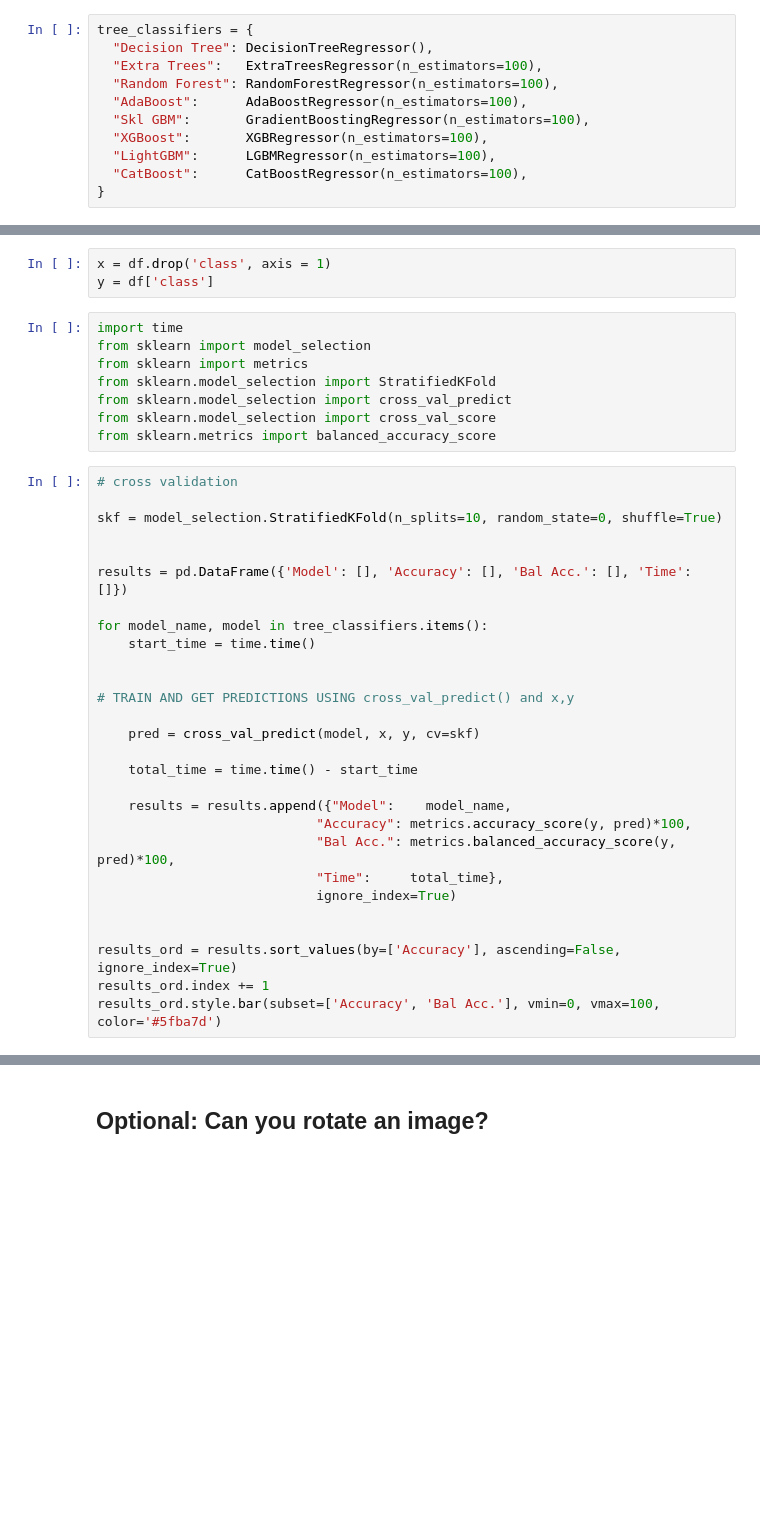
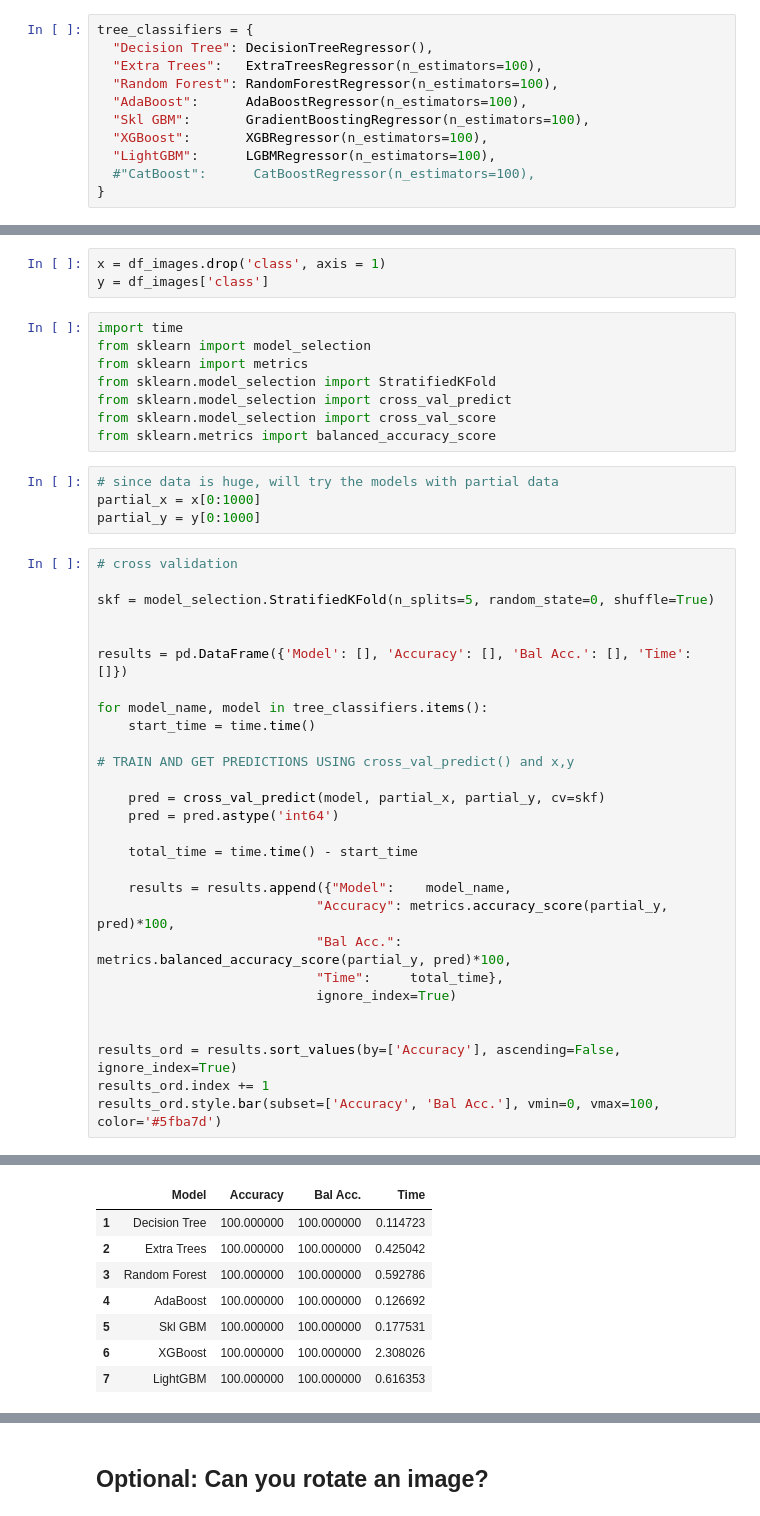
Before and after one commit to Jeko-Mus/Machine-Learning, a Jupyter notebook: Week_Chapters/11. Images/mnist_classifier.ipynb, the cells around one changed output, grey strips where cells are left out. Drawn from its saved outputs; the diff is of its cells as text; blank space fills up the shorter version.

```diff
--- a/Week_Chapters/11. Images/mnist_classifier.ipynb
+++ b/Week_Chapters/11. Images/mnist_classifier.ipynb
@@ -92,7 +127,7 @@ tree_classifiers = {
   "Skl GBM":       GradientBoostingRegressor(n_estimators=100),
   "XGBoost":       XGBRegressor(n_estimators=100),
   "LightGBM":      LGBMRegressor(n_estimators=100),
-  "CatBoost":      CatBoostRegressor(n_estimators=100),
+  #"CatBoost":      CatBoostRegressor(n_estimators=100),
 }
 # %% [markdown]
 ## 5.- Using either cross validation or stratification find out which is the best model
@@ -137,6 +135,6 @@ df.head()
 # %%
-x = df.drop('class', axis = 1)
-y = df['class']
+x = df_images.drop('class', axis = 1)
+y = df_images['class']
 # %%
 import time
 from sklearn import model_selection
@@ -145,10 +143,14 @@ from sklearn.model_selection import StratifiedKFold
 from sklearn.model_selection import cross_val_predict
 from sklearn.model_selection import cross_val_score
 from sklearn.metrics import balanced_accuracy_score
+# %%
+# since data is huge, will try the models with partial data
+partial_x = x[0:1000]
+partial_y = y[0:1000]
 # %%
 # cross validation
 
-skf = model_selection.StratifiedKFold(n_splits=10, random_state=0, shuffle=True)
+skf = model_selection.StratifiedKFold(n_splits=5, random_state=0, shuffle=True)
 
 
 results = pd.DataFrame({'Model': [], 'Accuracy': [], 'Bal Acc.': [], 'Time': []})
@@ -156,16 +158,16 @@ results = pd.DataFrame({'Model': [], 'Accuracy': [], 'Bal Acc.': [], 'Time': []}
 for model_name, model in tree_classifiers.items():
     start_time = time.time()
 
-
 # TRAIN AND GET PREDICTIONS USING cross_val_predict() and x,y
 
-    pred = cross_val_predict(model, x, y, cv=skf)
+    pred = cross_val_predict(model, partial_x, partial_y, cv=skf)
+    pred = pred.astype('int64')
 
     total_time = time.time() - start_time
 
     results = results.append({"Model":    model_name,
-                            "Accuracy": metrics.accuracy_score(y, pred)*100,
-                            "Bal Acc.": metrics.balanced_accuracy_score(y, pred)*100,
+                            "Accuracy": metrics.accuracy_score(partial_y, pred)*100,
+                            "Bal Acc.": metrics.balanced_accuracy_score(partial_y, pred)*100,
                             "Time":     total_time},
                             ignore_index=True)
 
@@ -178,2 +179,10 @@ KeyboardInterrupt:
+|  | Model | Accuracy | Bal Acc. | Time |
+| 1 | Decision Tree | 100.000000 | 100.000000 | 0.114723 |
+| 2 | Extra Trees | 100.000000 | 100.000000 | 0.425042 |
+| 3 | Random Forest | 100.000000 | 100.000000 | 0.592786 |
+| 4 | AdaBoost | 100.000000 | 100.000000 | 0.126692 |
+| 5 | Skl GBM | 100.000000 | 100.000000 | 0.177531 |
+| 6 | XGBoost | 100.000000 | 100.000000 | 2.308026 |
+| 7 | LightGBM | 100.000000 | 100.000000 | 0.616353 |
 # %%
 # stratification
```
Also changed, not shown: parts of 21 cells of this notebook.
